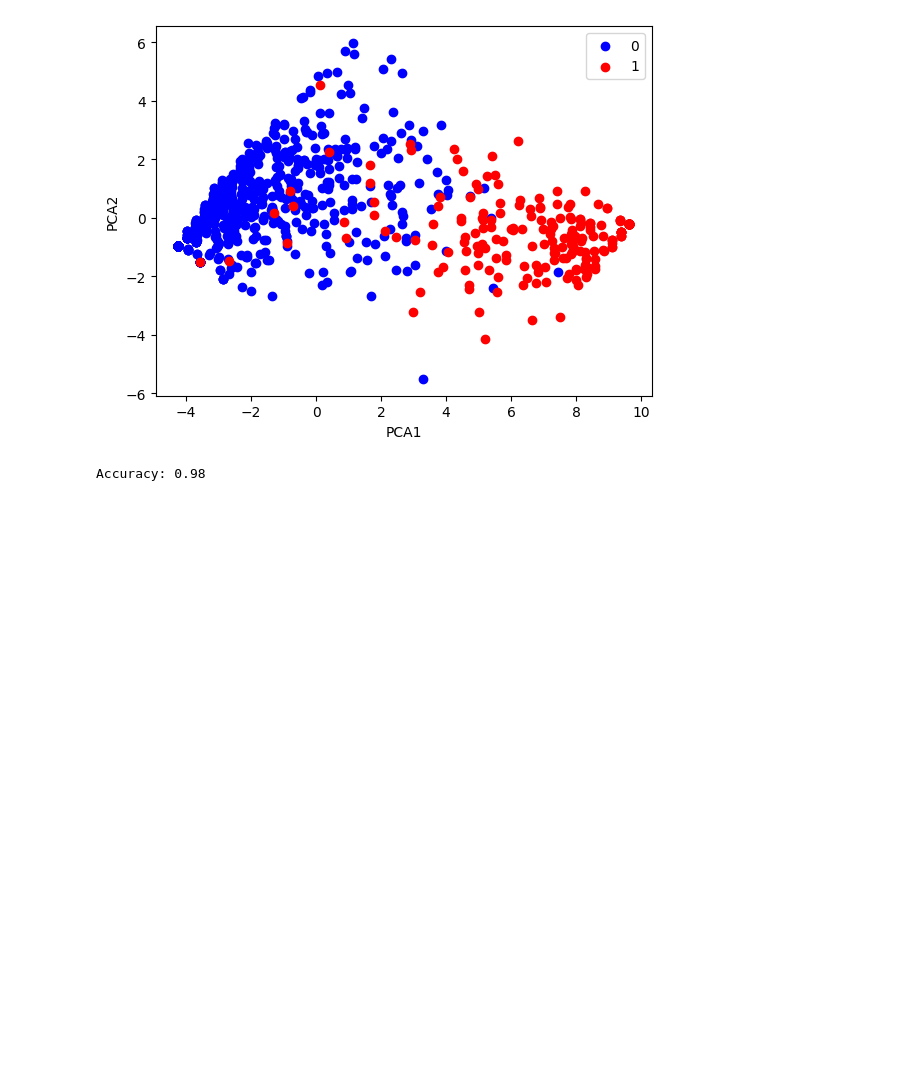
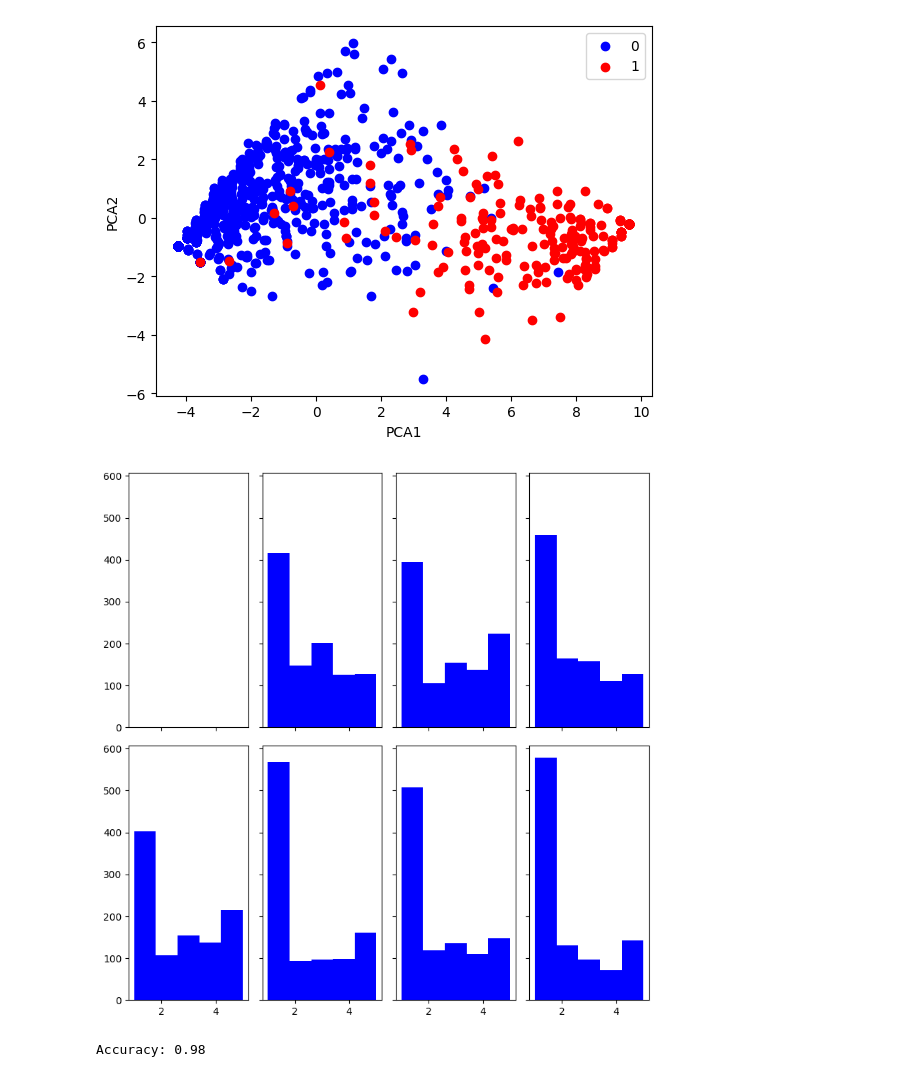
Before and after one commit to pikeline/airline_reviews, a Jupyter notebook: data.ipynb, the cells around one changed output. Drawn from its saved outputs; the diff is of its cells as text; code cells hidden in the pictures; blank space fills up the shorter version.

Commit message:
Worked on histogram

```diff
--- a/data.ipynb
+++ b/data.ipynb
@@ -178,6 +155,23 @@ plt.ylabel('PCA2')
 # %% [output]
 Text(0, 0.5, 'PCA2')
 [figure]
+# %%
+# Unique categories in each variable
+col_names = X.columns
+
+# Create subplots
+fig, axes = plt.subplots(2, 4, figsize=(8, 8), sharex=True, sharey=True)
+
+# Loop through each category combination and plot histogram
+for i in range(1, len(col_names)):
+    current = axes[i//4, i % 4]
+    current.hist(X[col_names[i]], bins=5, color='blue', alpha=1)
+
+# Adjust layout
+plt.tight_layout()
+plt.show()
+# %% [output]
+[figure, added]
 # %%
 from sklearn.ensemble import GradientBoostingClassifier
 from sklearn.model_selection import train_test_split
```
Also changed, not shown: parts of 3 cells of this notebook.
